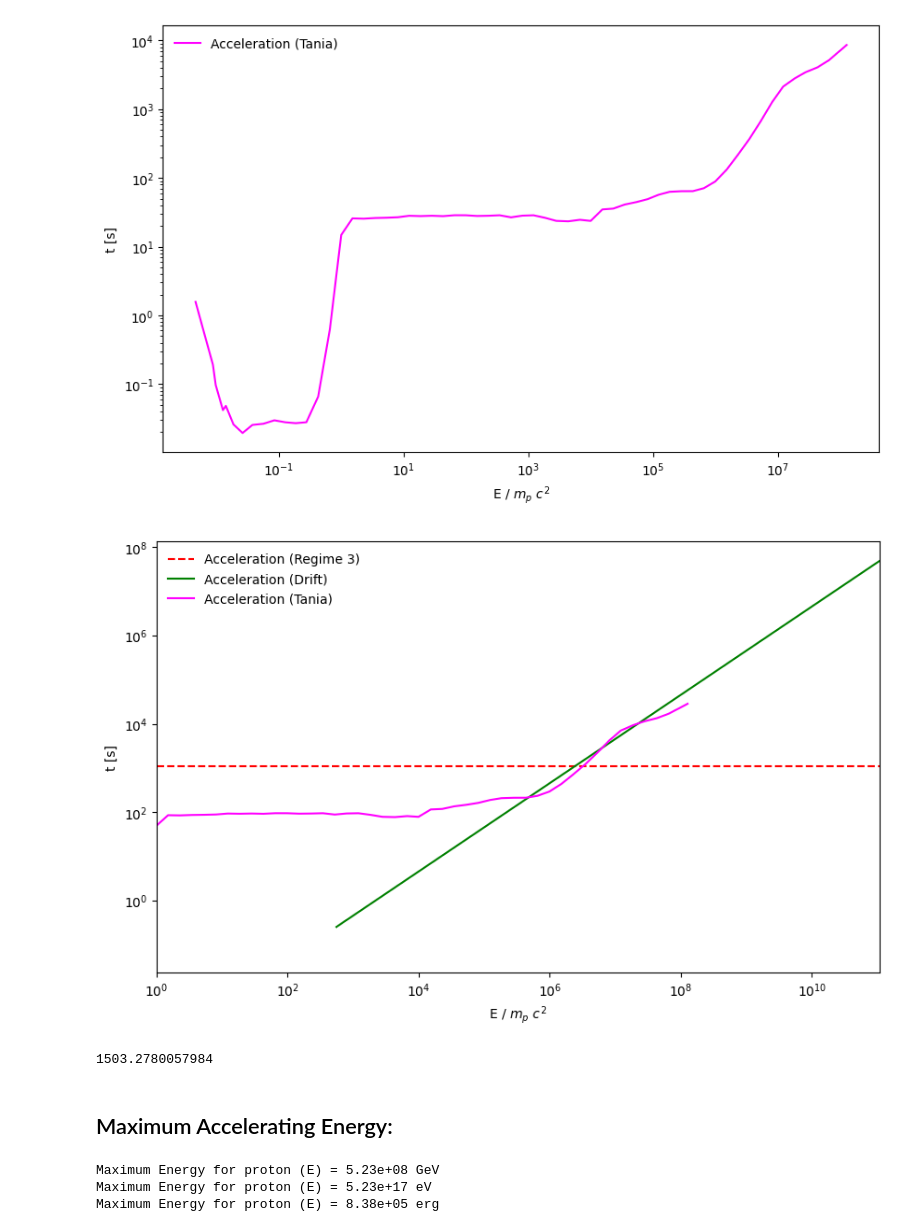
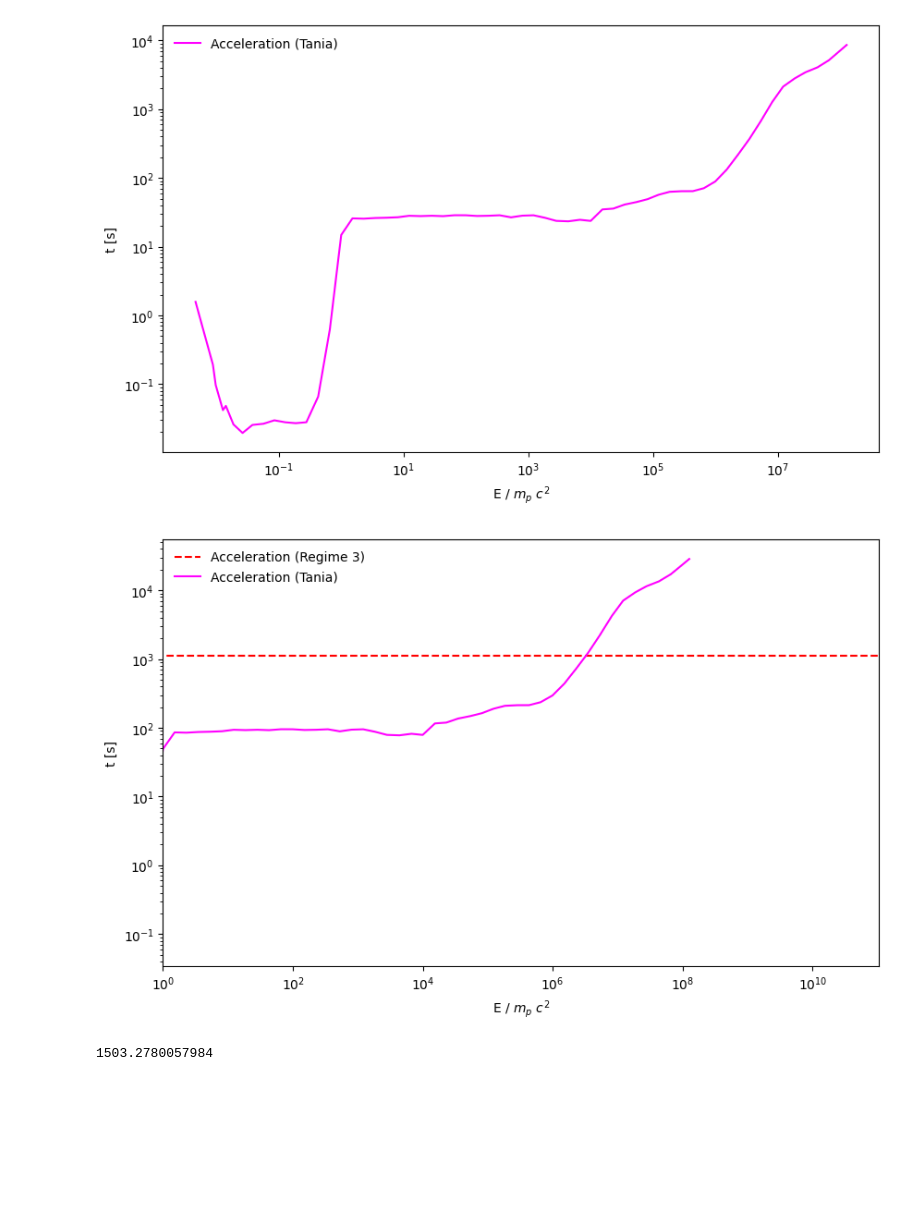
Before and after one commit to luanapassosreis/AGN_Studies, a Jupyter notebook: fermi_drift_acc.ipynb, the cells around one changed output. Drawn from its saved outputs; the diff is of its cells as text; code cells hidden in the pictures; blank space fills up the shorter version.

```diff
--- a/fermi_drift_acc.ipynb
+++ b/fermi_drift_acc.ipynb
@@ -267,40 +320,26 @@ plt.show()
 # %%
 ## erg
 
 plt.figure(figsize=(10, 6))
 
 plt.loglog(Ep_norm,[time_acc_regime3(va, delta_RX)]*len(Ep_norm),'--',label='Acceleration (Regime 3)',color='red')
-plt.loglog(Ep_drift/mpc2,time_acc_drift(Ep_drift/mpc2, B_c, va),label='Acceleration (Drift)',color='green')
+# plt.loglog(Ep_drift/mpc2,time_acc_drift(Ep_drift/mpc2, B_c, va),label='Acceleration (Drift)',color='green')
 plt.loglog(Eacc,tacc*(1e11/c),label='Acceleration (Tania)',color='magenta')
 ##### Tania's has a normalization factor
 
 plt.xlim((1e0,Ep_norm.max()))
 plt.legend(frameon=False)
 plt.xlabel('E / $m_p$ $c^2$')
 plt.ylabel('t [s]')
 
 # plt.ylim((1e-4,1e4))
 # plt.xticks([1e-2,1e-1,1e0,1e1,1e2,1e3],labels=['-2','-1','0','1','2','3'])
 # plt.savefig('plots/cooling_hadrons_erg.png',dpi=300)
 
 plt.show()
 # %% [output]
-[figure, old version]
+[figure, new version]
 # %%
 1e6 *mpc2
 # %% [output]
 1503.2780057984
-# %% [markdown]
-## Maximum Accelerating Energy:
-# %%
-Z = 1.0 # proton case
-
-E = (delta_RX * Z * B_c) / (33.36 * km )
-
-print(f"Maximum Energy for proton (E) = {E:.2e} GeV")
-print(f"Maximum Energy for proton (E) = {E * 1e9:.2e} eV")
-print(f"Maximum Energy for proton (E) = {E * GeV:.2e} erg")
-# %% [output]
-Maximum Energy for proton (E) = 5.23e+08 GeV
-Maximum Energy for proton (E) = 5.23e+17 eV
-Maximum Energy for proton (E) = 8.38e+05 erg
```
Also changed, not shown: parts of 11 cells of this notebook, 1 other file.
